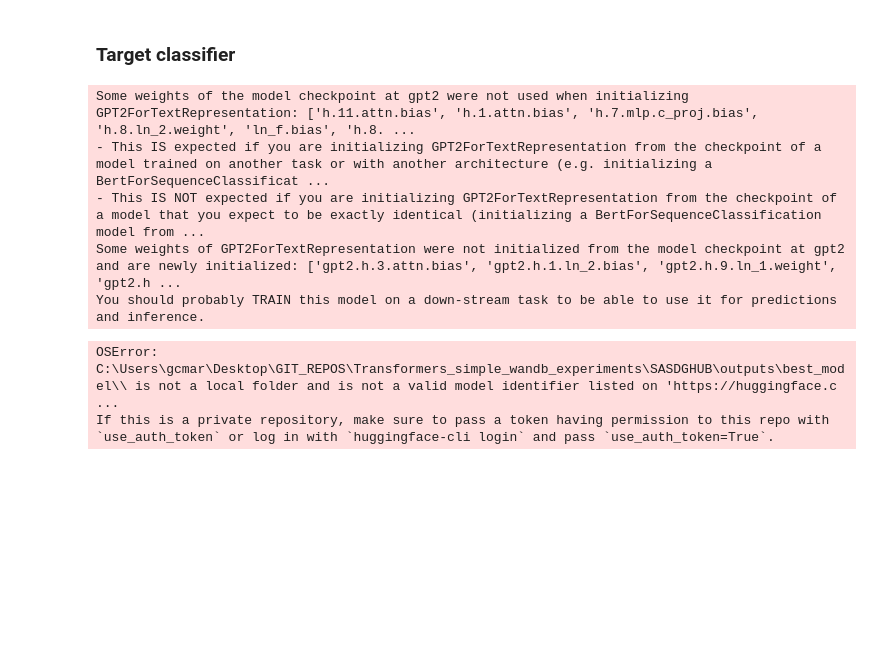
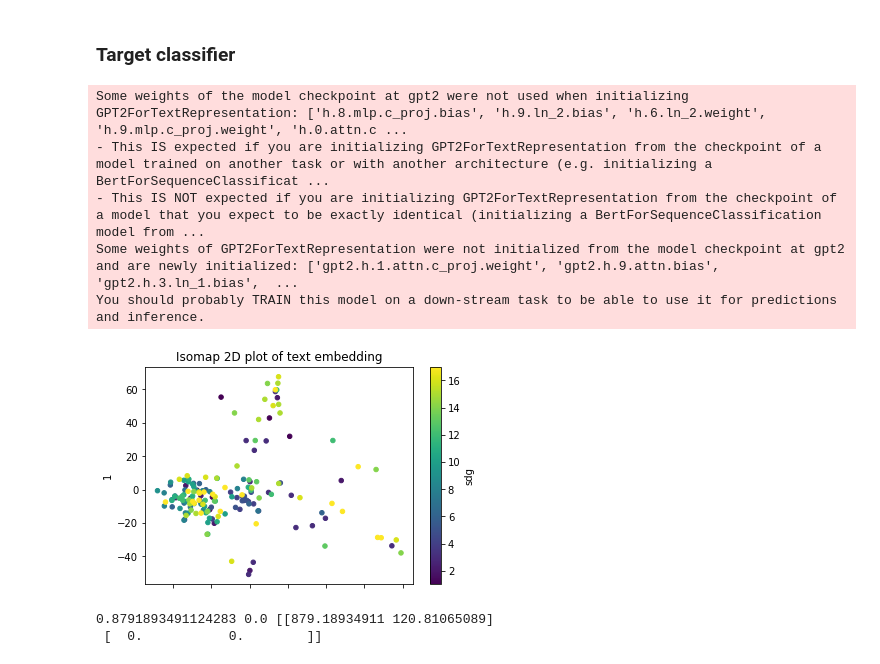
Before and after one commit to ChristopherMarais/Transformers_simple_wandb_experiments, a Jupyter notebook: SASDGHUB/Parameter_tuning_target_classifier.ipynb, the cells around one changed output. Saved outputs shown, nothing was run; the diff lists cells and outputs as text; code cells hidden in the pictures; blank space fills up the shorter version.

Commit message:
finished function for targets

```diff
--- a/SASDGHUB/Parameter_tuning_target_classifier.ipynb
+++ b/SASDGHUB/Parameter_tuning_target_classifier.ipynb
@@ -16,10 +17,11 @@ from sklearn.metrics.pairwise import cosine_similarity
 # import data
 data = pd.read_csv('OneHot_Combined_cln_utf8.tsv', sep='\t')
 data = data[data['source']!='SASDG_Hub'] #keep the articles classified by Willem separate as an unseen testing set
-data = data.iloc[-1000:,:] # select a small subset of the data (last 1000 rows)
+# data = data.iloc[-1000:,:] # select a small subset of the data (last 1000 rows)
 
 # import target data
 target_df = pd.read_csv('Targets.csv', sep=';')
+targets_lst = target_df['target'].unique().tolist()
 # %%
 # function to apply model to text
 def classify_sdg(text_lst):
@@ -29,7 +31,7 @@ def classify_sdg(text_lst):
     # import model from path (this path is the directory with all the model files)
     sdg_model = MultiLabelClassificationModel(
             "xlnet",
-            r"C:\Users\gcmar\Desktop\GIT_REPOS\Transformers_simple_wandb_experiments\SASDGHUB\outputs\best_model\\",
+            "outputs/best_model/",   #os.getcwd()+"\\outputs\\best_model\\", #C:\Users\GCM\Desktop\GIT_REPOS\Transformers_simple_wandb_experiments\SASDGHUB\
             num_labels=17,
             use_cuda=cuda_available,
             )
@@ -207,11 +250,30 @@ def classify_sdg_target(text_lst,
 # %%
-a= classify_sdg_target(data.iloc[-10:,:]['abstract'].tolist(), run_isomap=True)
-a
+# use all the data that have targets to estimate accuracy of the
+test_data = data[data['target'].notna()][['abstract', 'target']].iloc[-1000:,:].reset_index(drop=True)
+
+results_df = classify_sdg_target(text_lst=test_data['abstract'].tolist(),
+                                 target_data_path='Targets.csv',
+                                 run_isomap=True, # run faster for multiple samples otherwise (target_data_path required when this is False) (do not use when only one sample)
+                                 target_embedding_reduced_path=None, # load a previously calculated and reduced embedding for the targets 'outputs/targets_embedded_reduced_gpt2_2D.csv'
+                                 isomap_dims = 2,
+                                 isomap_neigbors = 5, # has to be <= len(text_lst) a.k.a n_samples
+                                 pre_trained_model_type='gpt2',
+                                 pre_trained_model_name='gpt2',
+                                 target_threshold_val=0.5
+                                )
+
+acc = acc_result(true=test_data['target'], pred=results_df['target'])
+f1 = f1_macro_result(true=test_data['target'], pred=results_df['target'])
+cm = cm_result(true=test_data['target'], pred=results_df['target'])
+cm_avg = cm_avg_result(true=test_data['target'], pred=results_df['target'])
+
+print(acc, f1, cm_avg)
 # %% [output]
-Some weights of the model checkpoint at gpt2 were not used when initializing GPT2ForTextRepresentation: ['h.11.attn.bias', 'h.1.attn.bias', 'h.7.mlp.c_proj.bias', 'h.8.ln_2.weight', 'ln_f.bias', 'h.8. ...
+Some weights of the model checkpoint at gpt2 were not used when initializing GPT2ForTextRepresentation: ['h.8.mlp.c_proj.bias', 'h.9.ln_2.bias', 'h.6.ln_2.weight', 'h.9.mlp.c_proj.weight', 'h.0.attn.c ...
 - This IS expected if you are initializing GPT2ForTextRepresentation from the checkpoint of a model trained on another task or with another architecture (e.g. initializing a BertForSequenceClassificat ...
 - This IS NOT expected if you are initializing GPT2ForTextRepresentation from the checkpoint of a model that you expect to be exactly identical (initializing a BertForSequenceClassification model from ...
-Some weights of GPT2ForTextRepresentation were not initialized from the model checkpoint at gpt2 and are newly initialized: ['gpt2.h.3.attn.bias', 'gpt2.h.1.ln_2.bias', 'gpt2.h.9.ln_1.weight', 'gpt2.h ...
+Some weights of GPT2ForTextRepresentation were not initialized from the model checkpoint at gpt2 and are newly initialized: ['gpt2.h.1.attn.c_proj.weight', 'gpt2.h.9.attn.bias', 'gpt2.h.3.ln_1.bias',  ...
 You should probably TRAIN this model on a down-stream task to be able to use it for predictions and inference.
+[figure, added]
-OSError: C:\Users\gcmar\Desktop\GIT_REPOS\Transformers_simple_wandb_experiments\SASDGHUB\outputs\best_model\\ is not a local folder and is not a valid model identifier listed on 'https://huggingface.c ...
-If this is a private repository, make sure to pass a token having permission to this repo with `use_auth_token` or log in with `huggingface-cli login` and pass `use_auth_token=True`.
+0.8791893491124283 0.0 [[879.18934911 120.81065089]
+ [  0.           0.        ]]
```
Also changed, not shown: parts of 5 cells of this notebook.
